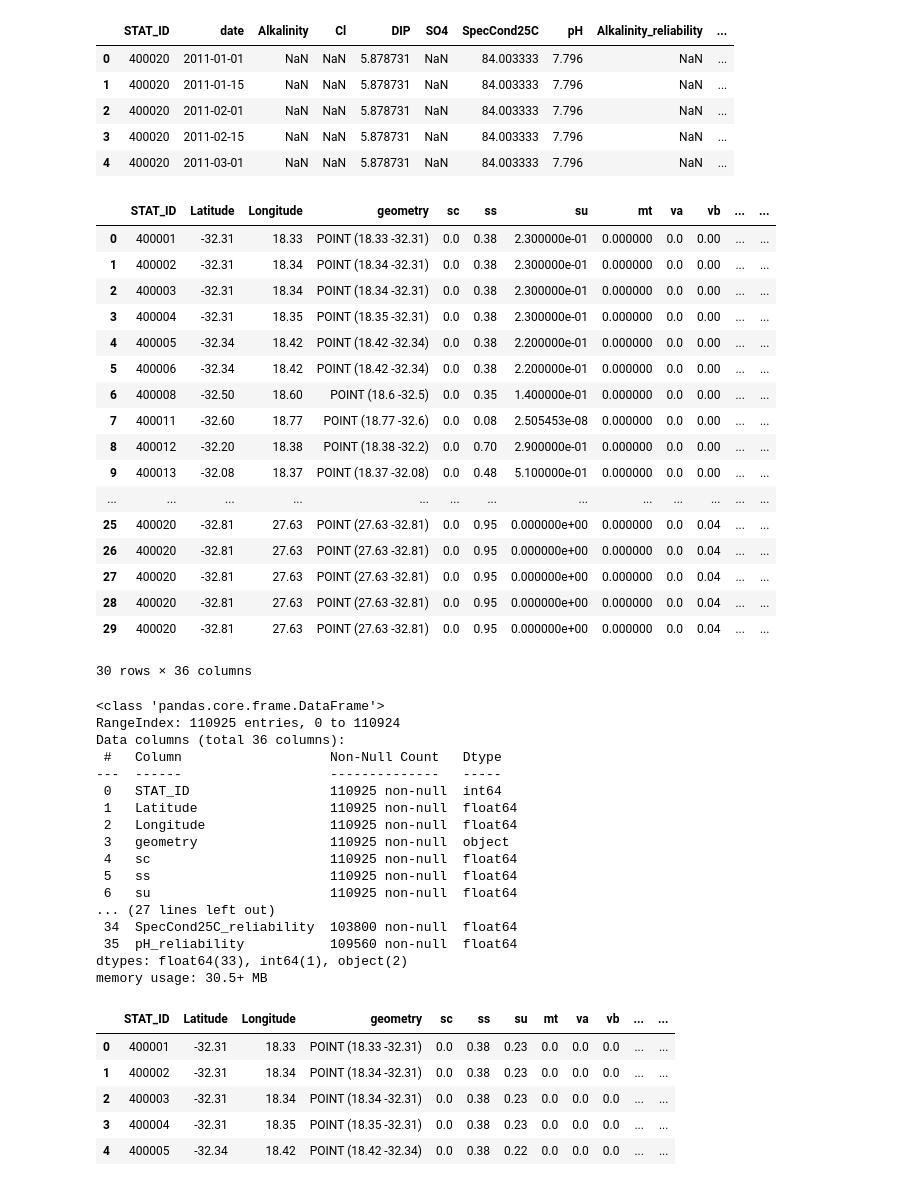
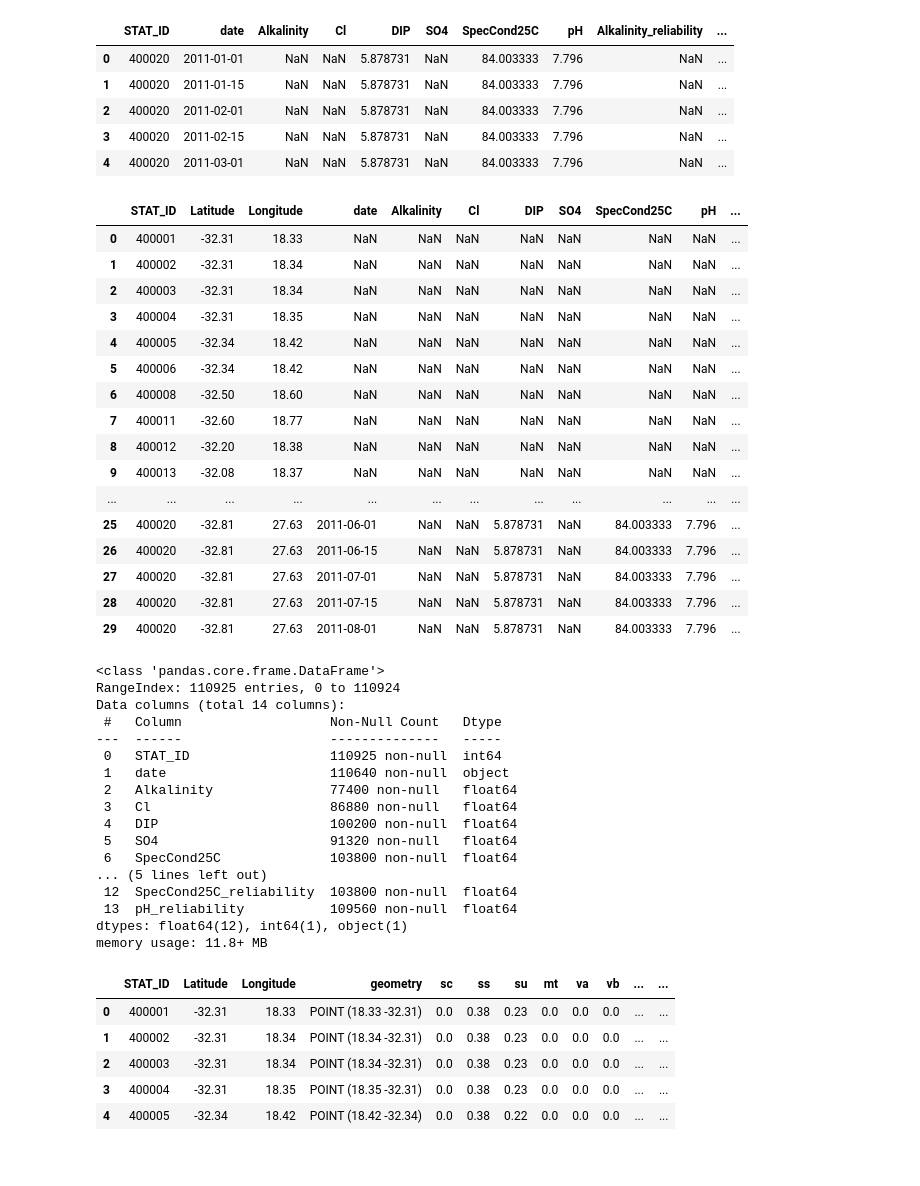
Before and after one commit to Teddy50060/EY_DataThon2026, a Jupyter notebook: Final_imputed_Glorich.ipynb, the cells around one changed output. Saved outputs shown, nothing was run; the diff lists cells and outputs as text; code cells hidden in the pictures.

Commit message:
update training pipeline (Glorich + landsat)

```diff
--- a/Final_imputed_Glorich.ipynb
+++ b/Final_imputed_Glorich.ipynb
@@ -57,45 +57,44 @@ imputed_hydro.head()
 | 3 | 400020 | 2011-02-15 | NaN | NaN | 5.878731 | NaN | 84.003333 | 7.796 | NaN | ... |
 | 4 | 400020 | 2011-03-01 | NaN | NaN | 5.878731 | NaN | 84.003333 | 7.796 | NaN | ... |
 # %%
-imputed_glorich_df = pd.merge(glorich_df, imputed_hydro, on='STAT_ID', how='left')
+imputed_glorich_df = pd.merge(glorich_df.reset_index()[['STAT_ID', 'Latitude', 'Longitude']], imputed_hydro, on='STAT_ID', how='left')
 imputed_glorich_df.head(30)
 # %% [output]
-|  | STAT_ID | Latitude | Longitude | geometry | sc | ss | su | mt | va | vb | ... | ... |
-| 0 | 400001 | -32.31 | 18.33 | POINT (18.33 -32.31) | 0.0 | 0.38 | 2.300000e-01 | 0.000000 | 0.0 | 0.00 | ... | ... |
-| 1 | 400002 | -32.31 | 18.34 | POINT (18.34 -32.31) | 0.0 | 0.38 | 2.300000e-01 | 0.000000 | 0.0 | 0.00 | ... | ... |
-| 2 | 400003 | -32.31 | 18.34 | POINT (18.34 -32.31) | 0.0 | 0.38 | 2.300000e-01 | 0.000000 | 0.0 | 0.00 | ... | ... |
-| 3 | 400004 | -32.31 | 18.35 | POINT (18.35 -32.31) | 0.0 | 0.38 | 2.300000e-01 | 0.000000 | 0.0 | 0.00 | ... | ... |
-| 4 | 400005 | -32.34 | 18.42 | POINT (18.42 -32.34) | 0.0 | 0.38 | 2.200000e-01 | 0.000000 | 0.0 | 0.00 | ... | ... |
-| 5 | 400006 | -32.34 | 18.42 | POINT (18.42 -32.34) | 0.0 | 0.38 | 2.200000e-01 | 0.000000 | 0.0 | 0.00 | ... | ... |
-| 6 | 400008 | -32.50 | 18.60 | POINT (18.6 -32.5) | 0.0 | 0.35 | 1.400000e-01 | 0.000000 | 0.0 | 0.00 | ... | ... |
-| 7 | 400011 | -32.60 | 18.77 | POINT (18.77 -32.6) | 0.0 | 0.08 | 2.505453e-08 | 0.000000 | 0.0 | 0.00 | ... | ... |
-| 8 | 400012 | -32.20 | 18.38 | POINT (18.38 -32.2) | 0.0 | 0.70 | 2.900000e-01 | 0.000000 | 0.0 | 0.00 | ... | ... |
-| 9 | 400013 | -32.08 | 18.37 | POINT (18.37 -32.08) | 0.0 | 0.48 | 5.100000e-01 | 0.000000 | 0.0 | 0.00 | ... | ... |
-| ... | ... | ... | ... | ... | ... | ... | ... | ... | ... | ... | ... | ... |
-| 25 | 400020 | -32.81 | 27.63 | POINT (27.63 -32.81) | 0.0 | 0.95 | 0.000000e+00 | 0.000000 | 0.0 | 0.04 | ... | ... |
-| 26 | 400020 | -32.81 | 27.63 | POINT (27.63 -32.81) | 0.0 | 0.95 | 0.000000e+00 | 0.000000 | 0.0 | 0.04 | ... | ... |
-| 27 | 400020 | -32.81 | 27.63 | POINT (27.63 -32.81) | 0.0 | 0.95 | 0.000000e+00 | 0.000000 | 0.0 | 0.04 | ... | ... |
-| 28 | 400020 | -32.81 | 27.63 | POINT (27.63 -32.81) | 0.0 | 0.95 | 0.000000e+00 | 0.000000 | 0.0 | 0.04 | ... | ... |
-| 29 | 400020 | -32.81 | 27.63 | POINT (27.63 -32.81) | 0.0 | 0.95 | 0.000000e+00 | 0.000000 | 0.0 | 0.04 | ... | ... |
+|  | STAT_ID | Latitude | Longitude | date | Alkalinity | Cl | DIP | SO4 | SpecCond25C | pH | ... |
+| 0 | 400001 | -32.31 | 18.33 | NaN | NaN | NaN | NaN | NaN | NaN | NaN | ... |
+| 1 | 400002 | -32.31 | 18.34 | NaN | NaN | NaN | NaN | NaN | NaN | NaN | ... |
+| 2 | 400003 | -32.31 | 18.34 | NaN | NaN | NaN | NaN | NaN | NaN | NaN | ... |
+| 3 | 400004 | -32.31 | 18.35 | NaN | NaN | NaN | NaN | NaN | NaN | NaN | ... |
+| 4 | 400005 | -32.34 | 18.42 | NaN | NaN | NaN | NaN | NaN | NaN | NaN | ... |
+| 5 | 400006 | -32.34 | 18.42 | NaN | NaN | NaN | NaN | NaN | NaN | NaN | ... |
+| 6 | 400008 | -32.50 | 18.60 | NaN | NaN | NaN | NaN | NaN | NaN | NaN | ... |
+| 7 | 400011 | -32.60 | 18.77 | NaN | NaN | NaN | NaN | NaN | NaN | NaN | ... |
+| 8 | 400012 | -32.20 | 18.38 | NaN | NaN | NaN | NaN | NaN | NaN | NaN | ... |
+| 9 | 400013 | -32.08 | 18.37 | NaN | NaN | NaN | NaN | NaN | NaN | NaN | ... |
+| ... | ... | ... | ... | ... | ... | ... | ... | ... | ... | ... | ... |
+| 25 | 400020 | -32.81 | 27.63 | 2011-06-01 | NaN | NaN | 5.878731 | NaN | 84.003333 | 7.796 | ... |
+| 26 | 400020 | -32.81 | 27.63 | 2011-06-15 | NaN | NaN | 5.878731 | NaN | 84.003333 | 7.796 | ... |
+| 27 | 400020 | -32.81 | 27.63 | 2011-07-01 | NaN | NaN | 5.878731 | NaN | 84.003333 | 7.796 | ... |
+| 28 | 400020 | -32.81 | 27.63 | 2011-07-15 | NaN | NaN | 5.878731 | NaN | 84.003333 | 7.796 | ... |
+| 29 | 400020 | -32.81 | 27.63 | 2011-08-01 | NaN | NaN | 5.878731 | NaN | 84.003333 | 7.796 | ... |
-30 rows × 36 columns
 # %%
 imputed_glorich_df.info()
 # %% [output]
 <class 'pandas.core.frame.DataFrame'>
 RangeIndex: 110925 entries, 0 to 110924
-Data columns (total 36 columns):
+Data columns (total 14 columns):
  #   Column                   Non-Null Count   Dtype
 ---  ------                   --------------   -----
  0   STAT_ID                  110925 non-null  int64
- 1   Latitude                 110925 non-null  float64
- 2   Longitude                110925 non-null  float64
- 3   geometry                 110925 non-null  object
- 4   sc                       110925 non-null  float64
- 5   ss                       110925 non-null  float64
- 6   su                       110925 non-null  float64
-... (27 lines left out)
- 34  SpecCond25C_reliability  103800 non-null  float64
- 35  pH_reliability           109560 non-null  float64
-dtypes: float64(33), int64(1), object(2)
-memory usage: 30.5+ MB
+ 1   date                     110640 non-null  object
+ 2   Alkalinity               77400 non-null   float64
+ 3   Cl                       86880 non-null   float64
+ 4   DIP                      100200 non-null  float64
+ 5   SO4                      91320 non-null   float64
+ 6   SpecCond25C              103800 non-null  float64
+... (5 lines left out)
+ 12  SpecCond25C_reliability  103800 non-null  float64
+ 13  pH_reliability           109560 non-null  float64
+dtypes: float64(12), int64(1), object(1)
+memory usage: 11.8+ MB
 # %%
```
Also changed, not shown: parts of 5 cells of this notebook, 11 other files.
